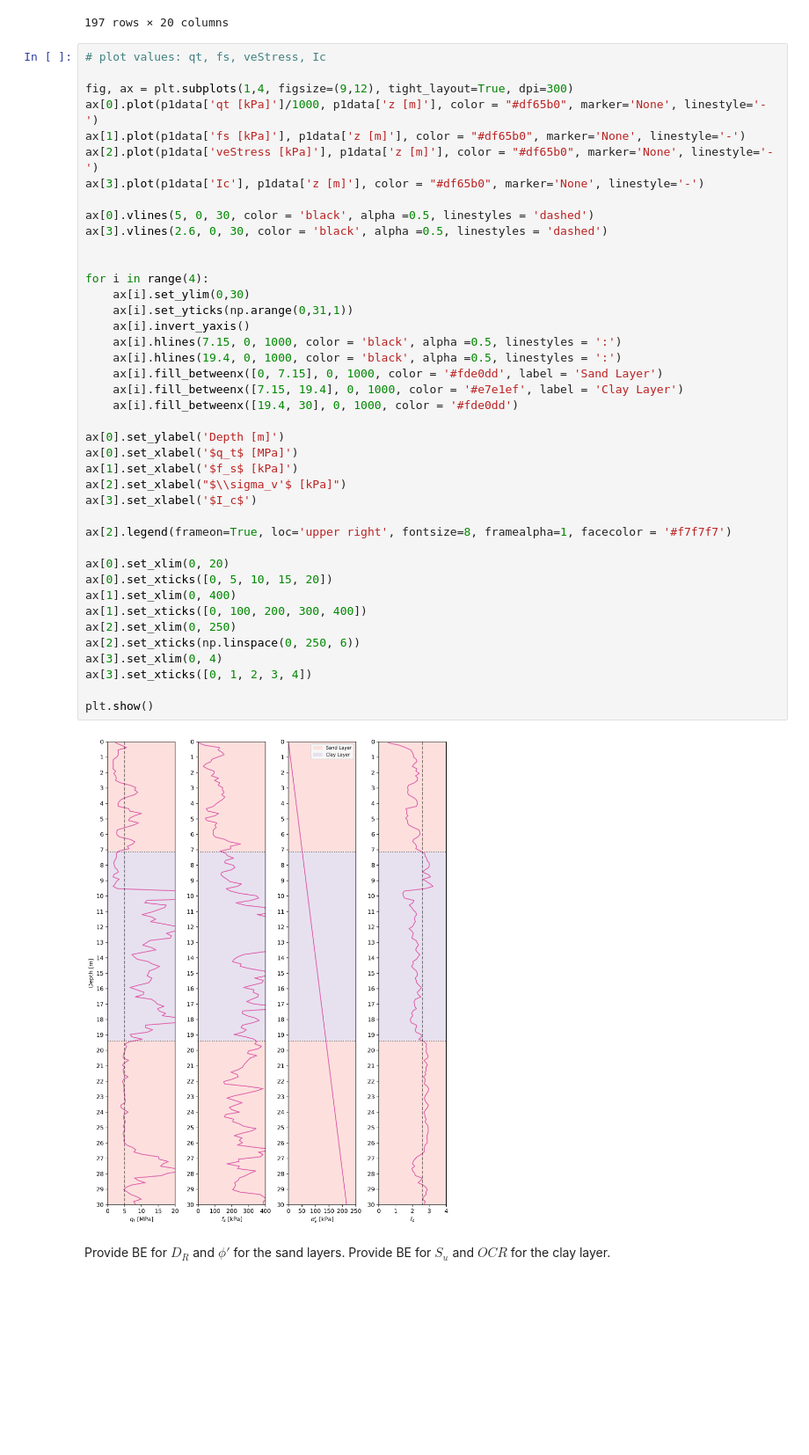
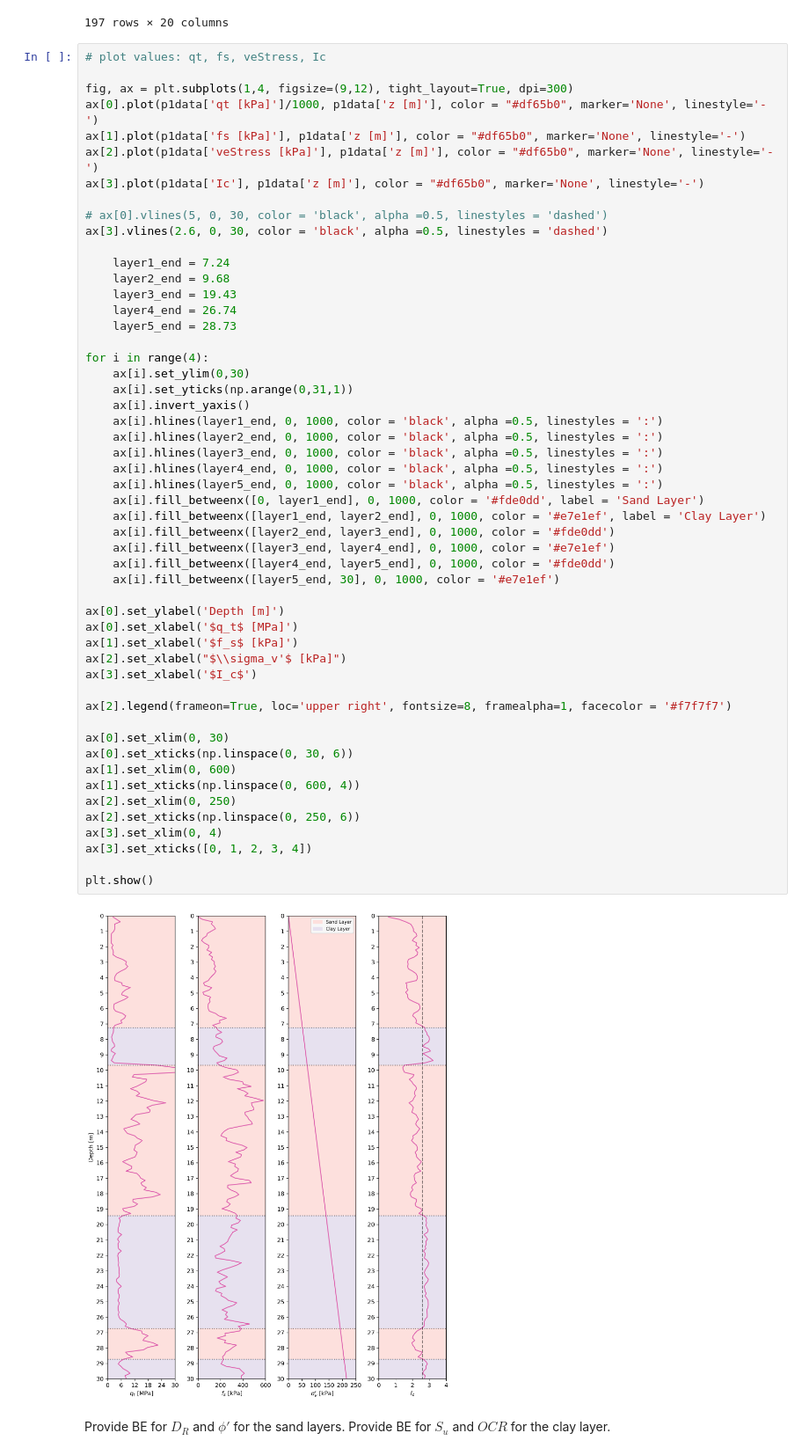
Before and after one commit to bKeungAuyeung/CE444-HW6, a Jupyter notebook: bAuyeung_HW6_CE444.ipynb, the cells around one changed output. Shown at 88% size. Drawn from its saved outputs; the diff is of its cells as text; blank space fills up the shorter version.

```diff
--- a/bAuyeung_HW6_CE444.ipynb
+++ b/bAuyeung_HW6_CE444.ipynb
@@ -152,44 +152,55 @@ p1data
 
 fig, ax = plt.subplots(1,4, figsize=(9,12), tight_layout=True, dpi=300)
 ax[0].plot(p1data['qt [kPa]']/1000, p1data['z [m]'], color = "#df65b0", marker='None', linestyle='-')
 ax[1].plot(p1data['fs [kPa]'], p1data['z [m]'], color = "#df65b0", marker='None', linestyle='-')
 ax[2].plot(p1data['veStress [kPa]'], p1data['z [m]'], color = "#df65b0", marker='None', linestyle='-')
 ax[3].plot(p1data['Ic'], p1data['z [m]'], color = "#df65b0", marker='None', linestyle='-')
 
-ax[0].vlines(5, 0, 30, color = 'black', alpha =0.5, linestyles = 'dashed')
+# ax[0].vlines(5, 0, 30, color = 'black', alpha =0.5, linestyles = 'dashed')
 ax[3].vlines(2.6, 0, 30, color = 'black', alpha =0.5, linestyles = 'dashed')
 
+    layer1_end = 7.24
+    layer2_end = 9.68
+    layer3_end = 19.43
+    layer4_end = 26.74
+    layer5_end = 28.73
 
 for i in range(4):
     ax[i].set_ylim(0,30)
     ax[i].set_yticks(np.arange(0,31,1))
     ax[i].invert_yaxis()
-    ax[i].hlines(7.15, 0, 1000, color = 'black', alpha =0.5, linestyles = ':')
-    ax[i].hlines(19.4, 0, 1000, color = 'black', alpha =0.5, linestyles = ':')
-    ax[i].fill_betweenx([0, 7.15], 0, 1000, color = '#fde0dd', label = 'Sand Layer')
-    ax[i].fill_betweenx([7.15, 19.4], 0, 1000, color = '#e7e1ef', label = 'Clay Layer')
-    ax[i].fill_betweenx([19.4, 30], 0, 1000, color = '#fde0dd')
+    ax[i].hlines(layer1_end, 0, 1000, color = 'black', alpha =0.5, linestyles = ':')
+    ax[i].hlines(layer2_end, 0, 1000, color = 'black', alpha =0.5, linestyles = ':')
+    ax[i].hlines(layer3_end, 0, 1000, color = 'black', alpha =0.5, linestyles = ':')
+    ax[i].hlines(layer4_end, 0, 1000, color = 'black', alpha =0.5, linestyles = ':')
+    ax[i].hlines(layer5_end, 0, 1000, color = 'black', alpha =0.5, linestyles = ':')
+    ax[i].fill_betweenx([0, layer1_end], 0, 1000, color = '#fde0dd', label = 'Sand Layer')
+    ax[i].fill_betweenx([layer1_end, layer2_end], 0, 1000, color = '#e7e1ef', label = 'Clay Layer')
+    ax[i].fill_betweenx([layer2_end, layer3_end], 0, 1000, color = '#fde0dd')
+    ax[i].fill_betweenx([layer3_end, layer4_end], 0, 1000, color = '#e7e1ef')
+    ax[i].fill_betweenx([layer4_end, layer5_end], 0, 1000, color = '#fde0dd')
+    ax[i].fill_betweenx([layer5_end, 30], 0, 1000, color = '#e7e1ef')
 
 ax[0].set_ylabel('Depth [m]')
 ax[0].set_xlabel('$q_t$ [MPa]')
 ax[1].set_xlabel('$f_s$ [kPa]')
 ax[2].set_xlabel("$\\sigma_v'$ [kPa]")
 ax[3].set_xlabel('$I_c$')
 
 ax[2].legend(frameon=True, loc='upper right', fontsize=8, framealpha=1, facecolor = '#f7f7f7')
 
-ax[0].set_xlim(0, 20)
-ax[0].set_xticks([0, 5, 10, 15, 20])
-ax[1].set_xlim(0, 400)
-ax[1].set_xticks([0, 100, 200, 300, 400])
+ax[0].set_xlim(0, 30)
+ax[0].set_xticks(np.linspace(0, 30, 6))
+ax[1].set_xlim(0, 600)
+ax[1].set_xticks(np.linspace(0, 600, 4))
 ax[2].set_xlim(0, 250)
 ax[2].set_xticks(np.linspace(0, 250, 6))
 ax[3].set_xlim(0, 4)
 ax[3].set_xticks([0, 1, 2, 3, 4])
 
 plt.show()
 # %% [output]
-[figure, old version]
+[figure, new version]
 # %% [markdown]
 Provide BE for $D_R$ and $\phi'$ for the sand layers. Provide BE for $S_u$ and $OCR$ for the clay layer.
 # %%
```
Also changed, not shown: parts of 4 cells of this notebook.
